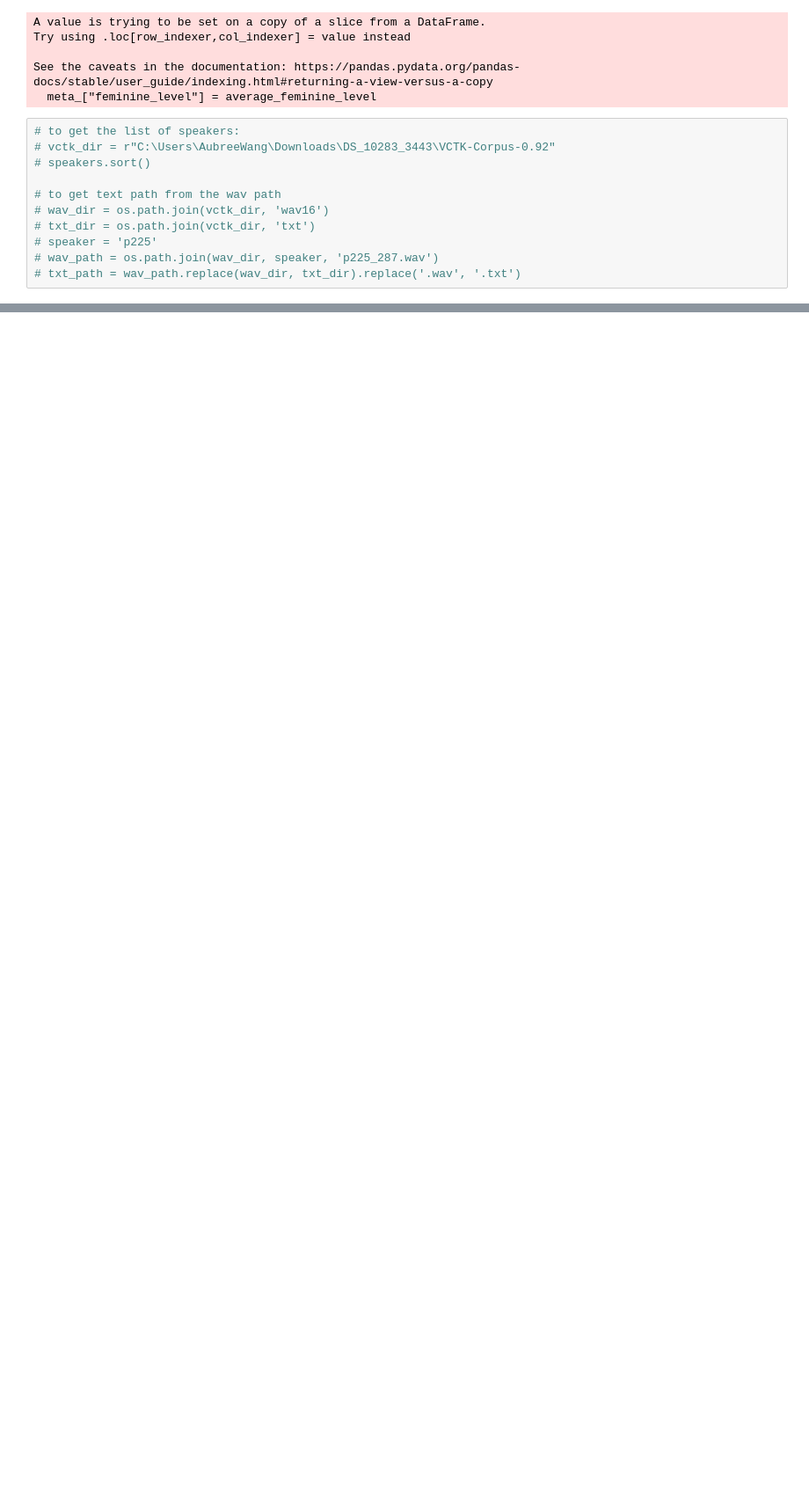
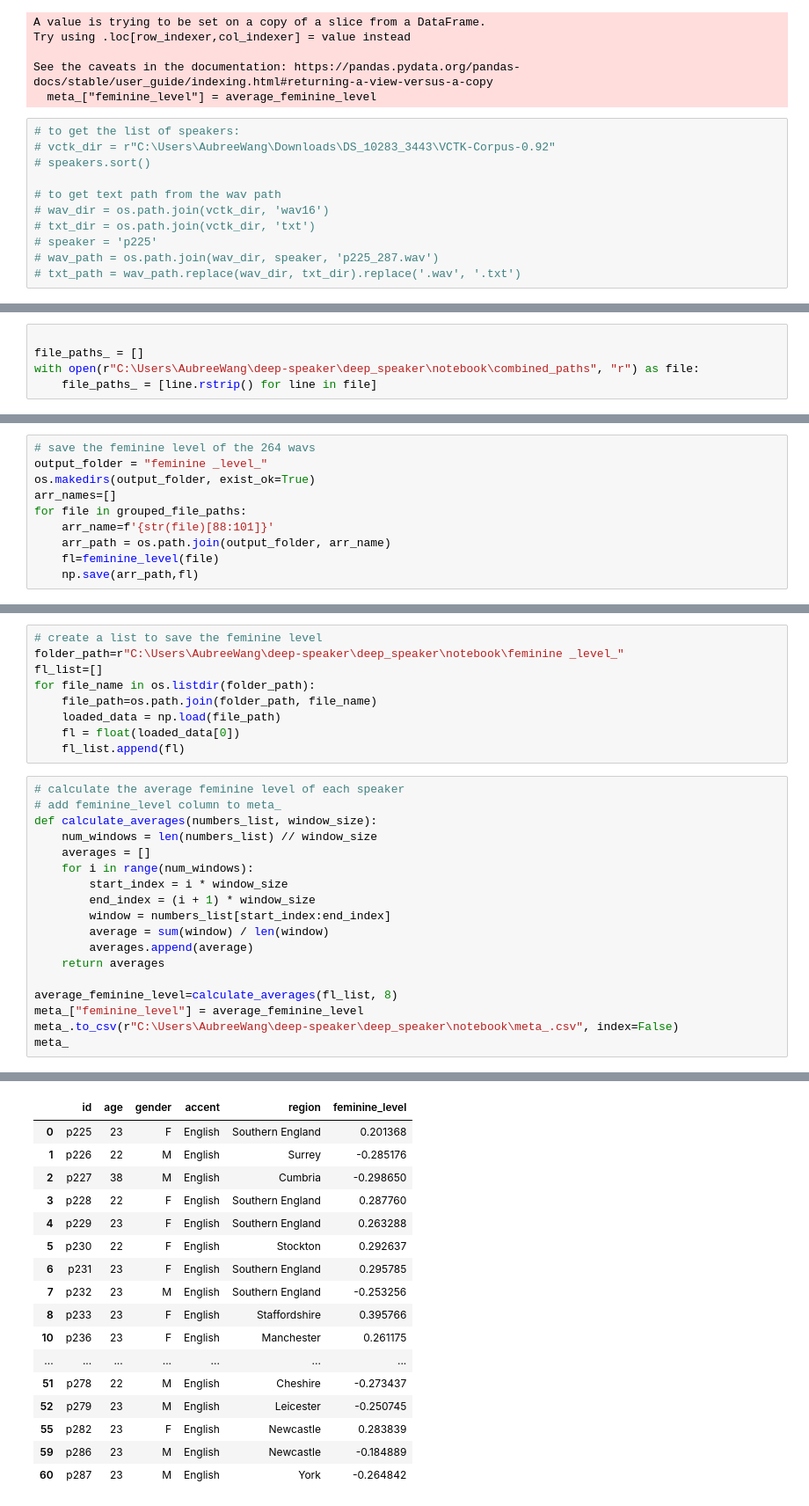
Before and after one commit to YiqiuWangVT/deep-speaker, a Jupyter notebook: deep_speaker/notebook/vctk.ipynb, the cells around one changed output, grey strips where cells are left out. Shown at 88% size. Drawn from its saved outputs; the diff is of its cells as text; blank space fills up the shorter version.

Commit message:
calculate the average feminie level using speech of same contents

```diff
--- a/deep_speaker/notebook/vctk.ipynb
+++ b/deep_speaker/notebook/vctk.ipynb
@@ -692,0 +700,5 @@ Files:
+# %%
+
+file_paths_ = []
+with open(r"C:\Users\AubreeWang\deep-speaker\deep_speaker\notebook\combined_paths", "r") as file:
+    file_paths_ = [line.rstrip() for line in file]
@@ -692,0 +867,10 @@ Files:
+# %%
+# save the feminine level of the 264 wavs
+output_folder = "feminine _level_"
+os.makedirs(output_folder, exist_ok=True)
+arr_names=[]
+for file in grouped_file_paths:
+    arr_name=f'{str(file)[88:101]}'
+    arr_path = os.path.join(output_folder, arr_name)
+    fl=feminine_level(file)
+    np.save(arr_path,fl)
@@ -692,0 +895,28 @@ Files:
+# %%
+# create a list to save the feminine level
+folder_path=r"C:\Users\AubreeWang\deep-speaker\deep_speaker\notebook\feminine _level_"
+fl_list=[]
+for file_name in os.listdir(folder_path):
+    file_path=os.path.join(folder_path, file_name)
+    loaded_data = np.load(file_path)
+    fl = float(loaded_data[0])
+    fl_list.append(fl)
+# %%
+# calculate the average feminine level of each speaker
+# add feminine_level column to meta_
+def calculate_averages(numbers_list, window_size):
+    num_windows = len(numbers_list) // window_size
+    averages = []
+    for i in range(num_windows):
+        start_index = i * window_size
+        end_index = (i + 1) * window_size
+        window = numbers_list[start_index:end_index]
+        average = sum(window) / len(window)
+        averages.append(average)
+    return averages
+
+average_feminine_level=calculate_averages(fl_list, 8)
+meta_["feminine_level"] = average_feminine_level
+meta_.to_csv(r"C:\Users\AubreeWang\deep-speaker\deep_speaker\notebook\meta_.csv", index=False)
+meta_
+# %% [output]
@@ -692,0 +928,17 @@ Files:
+|  | id | age | gender | accent | region | feminine_level |
+| 0 | p225 | 23 | F | English | Southern England | 0.201368 |
+| 1 | p226 | 22 | M | English | Surrey | -0.285176 |
+| 2 | p227 | 38 | M | English | Cumbria | -0.298650 |
+| 3 | p228 | 22 | F | English | Southern England | 0.287760 |
+| 4 | p229 | 23 | F | English | Southern England | 0.263288 |
+| 5 | p230 | 22 | F | English | Stockton | 0.292637 |
+| 6 | p231 | 23 | F | English | Southern England | 0.295785 |
+| 7 | p232 | 23 | M | English | Southern England | -0.253256 |
+| 8 | p233 | 23 | F | English | Staffordshire | 0.395766 |
+| 10 | p236 | 23 | F | English | Manchester | 0.261175 |
+| ... | ... | ... | ... | ... | ... | ... |
+| 51 | p278 | 22 | M | English | Cheshire | -0.273437 |
+| 52 | p279 | 23 | M | English | Leicester | -0.250745 |
+| 55 | p282 | 23 | F | English | Newcastle | 0.283839 |
+| 59 | p286 | 23 | M | English | Newcastle | -0.184889 |
+| 60 | p287 | 23 | M | English | York | -0.264842 |
```
Also changed, not shown: parts of 14 cells of this notebook, 5 other files.
